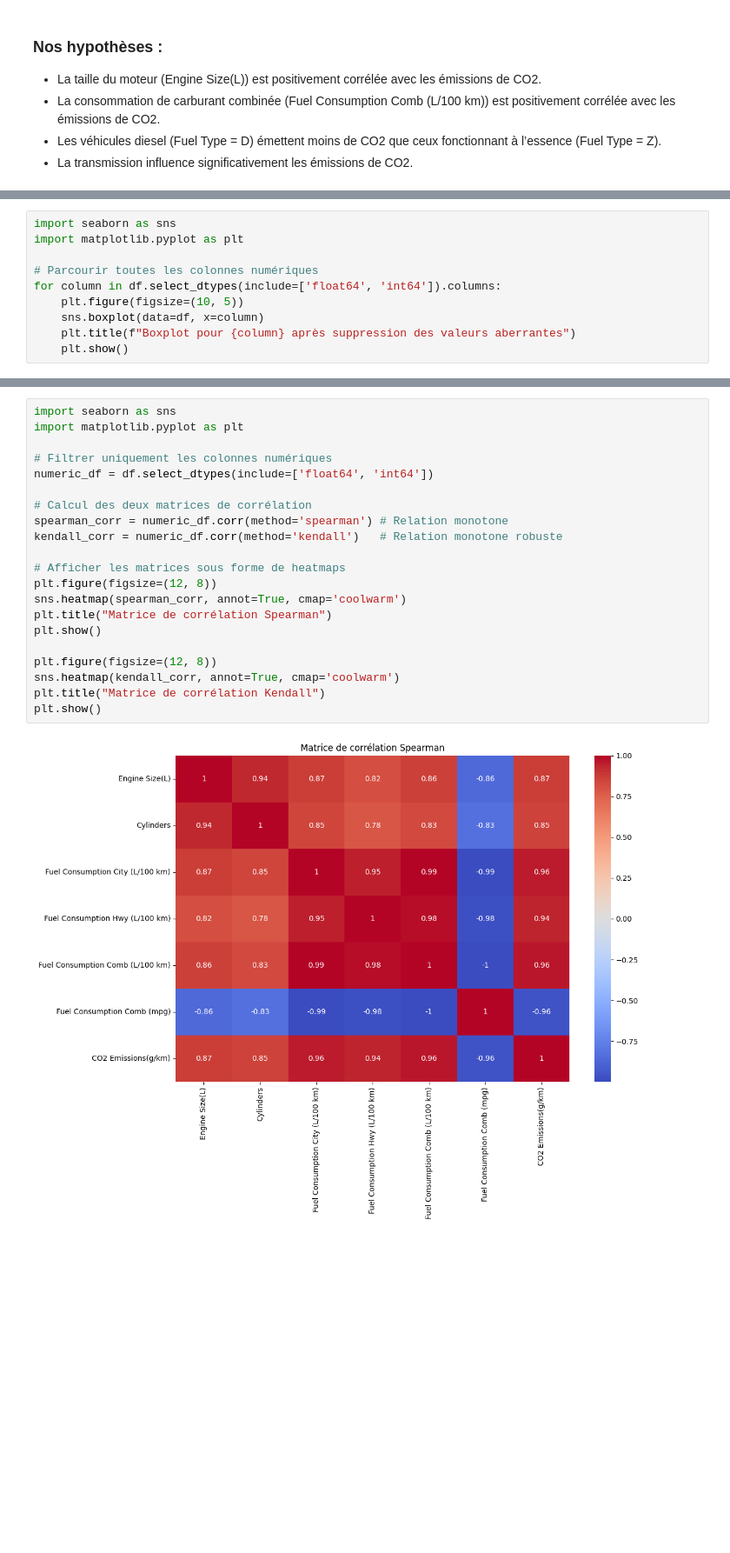
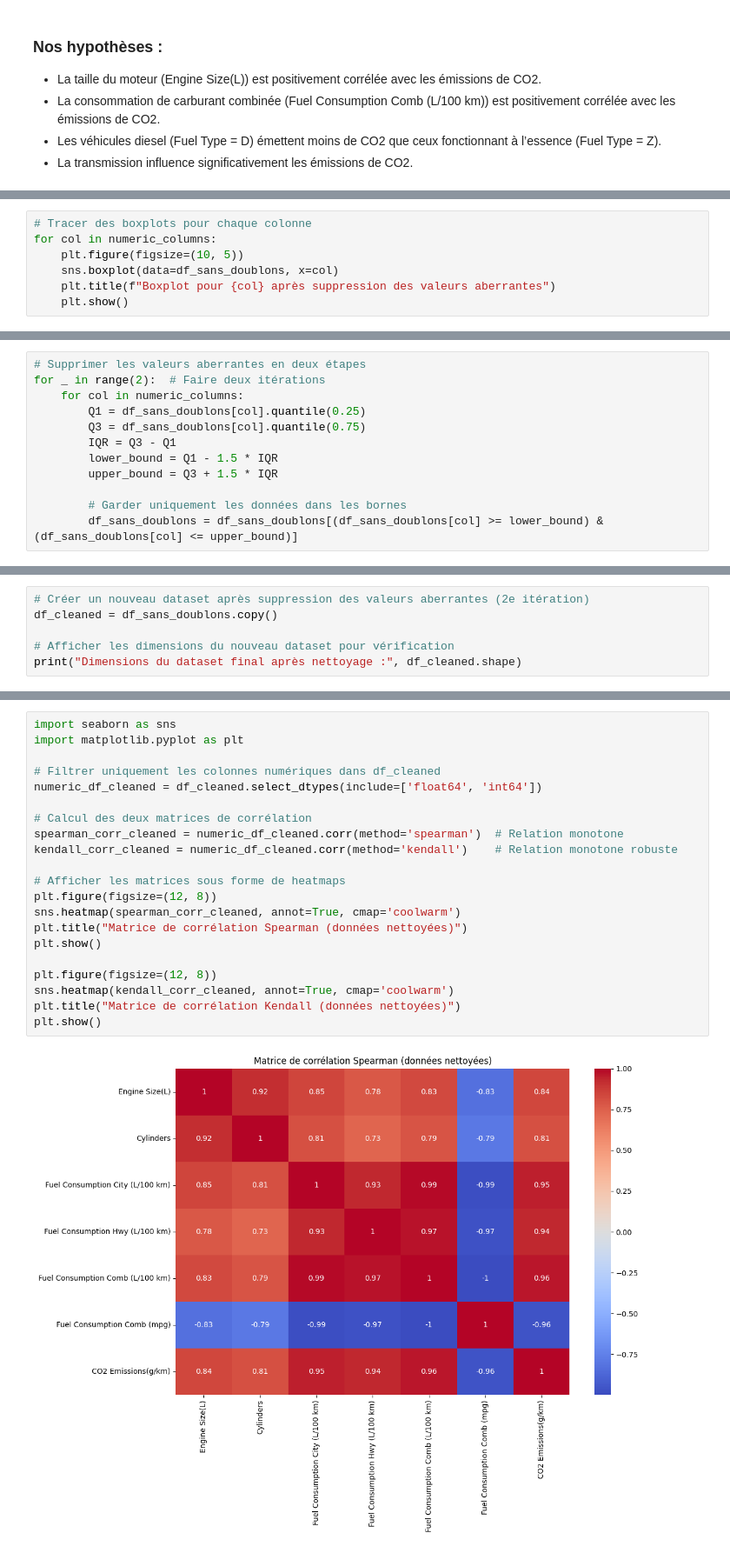
Before and after one commit to AnaisNaitAtmane/Projet-, a Jupyter notebook: projet.ipynb, the cells around one changed output, grey strips where cells are left out. Shown at 87% size. Saved outputs shown, nothing was run; the diff lists cells and outputs as text; blank space fills up the shorter version.

```diff
--- a/projet.ipynb
+++ b/projet.ipynb
@@ -95,11 +165,8 @@ Dimensions du dataset après suppression des valeurs aberrantes : (6487, 12)
 # %%
-import seaborn as sns
-import matplotlib.pyplot as plt
-
-# Parcourir toutes les colonnes numériques
-for column in df.select_dtypes(include=['float64', 'int64']).columns:
+# Tracer des boxplots pour chaque colonne
+for col in numeric_columns:
     plt.figure(figsize=(10, 5))
-    sns.boxplot(data=df, x=column)
-    plt.title(f"Boxplot pour {column} après suppression des valeurs aberrantes")
+    sns.boxplot(data=df_sans_doublons, x=col)
+    plt.title(f"Boxplot pour {col} après suppression des valeurs aberrantes")
     plt.show()
 # %% [output]
@@ -112,0 +184,12 @@ for column in df.select_dtypes(include=['float64', 'int64']).columns:
+# %%
+# Supprimer les valeurs aberrantes en deux étapes
+for _ in range(2):  # Faire deux itérations
+    for col in numeric_columns:
+        Q1 = df_sans_doublons[col].quantile(0.25)
+        Q3 = df_sans_doublons[col].quantile(0.75)
+        IQR = Q3 - Q1
+        lower_bound = Q1 - 1.5 * IQR
+        upper_bound = Q3 + 1.5 * IQR
+
+        # Garder uniquement les données dans les bornes
+        df_sans_doublons = df_sans_doublons[(df_sans_doublons[col] >= lower_bound) & (df_sans_doublons[col] <= upper_bound)]
@@ -112,0 +211,6 @@ for column in df.select_dtypes(include=['float64', 'int64']).columns:
+# %%
+# Créer un nouveau dataset après suppression des valeurs aberrantes (2e itération)
+df_cleaned = df_sans_doublons.copy()
+
+# Afficher les dimensions du nouveau dataset pour vérification
+print("Dimensions du dataset final après nettoyage :", df_cleaned.shape)
@@ -181,23 +300,23 @@ Comme les variables de notre dataset ne suivent pas une distribution normale, la
 # %%
 import seaborn as sns
 import matplotlib.pyplot as plt
 
-# Filtrer uniquement les colonnes numériques
-numeric_df = df.select_dtypes(include=['float64', 'int64'])
+# Filtrer uniquement les colonnes numériques dans df_cleaned
+numeric_df_cleaned = df_cleaned.select_dtypes(include=['float64', 'int64'])
 
 # Calcul des deux matrices de corrélation
-spearman_corr = numeric_df.corr(method='spearman') # Relation monotone
-kendall_corr = numeric_df.corr(method='kendall')   # Relation monotone robuste
+spearman_corr_cleaned = numeric_df_cleaned.corr(method='spearman')  # Relation monotone
+kendall_corr_cleaned = numeric_df_cleaned.corr(method='kendall')    # Relation monotone robuste
 
 # Afficher les matrices sous forme de heatmaps
 plt.figure(figsize=(12, 8))
-sns.heatmap(spearman_corr, annot=True, cmap='coolwarm')
-plt.title("Matrice de corrélation Spearman")
+sns.heatmap(spearman_corr_cleaned, annot=True, cmap='coolwarm')
+plt.title("Matrice de corrélation Spearman (données nettoyées)")
 plt.show()
 
 plt.figure(figsize=(12, 8))
-sns.heatmap(kendall_corr, annot=True, cmap='coolwarm')
-plt.title("Matrice de corrélation Kendall")
+sns.heatmap(kendall_corr_cleaned, annot=True, cmap='coolwarm')
+plt.title("Matrice de corrélation Kendall (données nettoyées)")
 plt.show()
 # %% [output]
-[figure, old version]
+[figure, new version]
```
Also changed, not shown: parts of 43 cells of this notebook.
